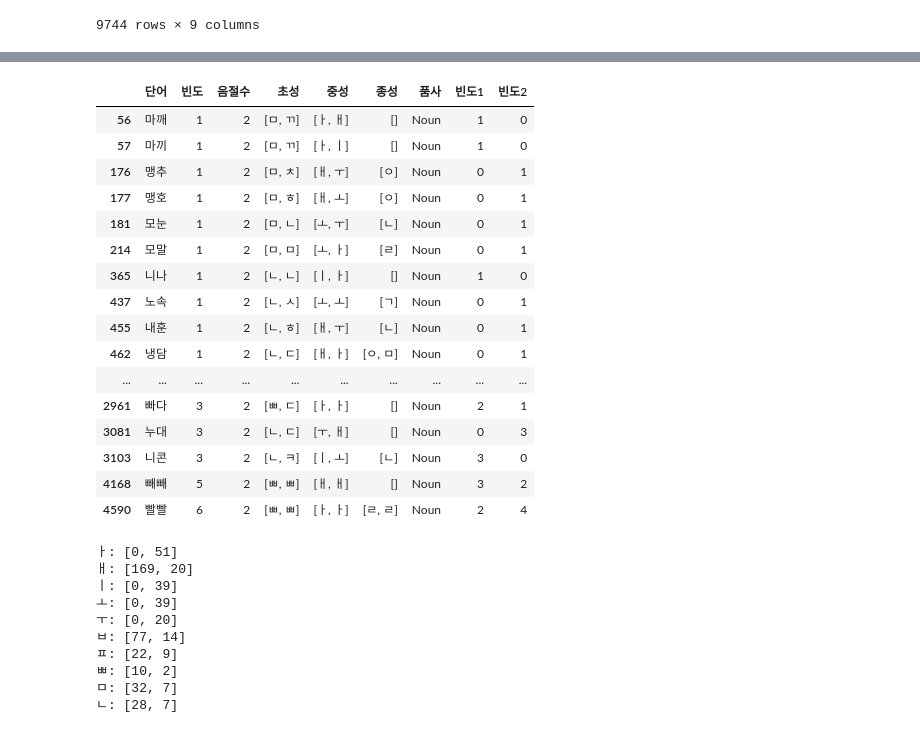
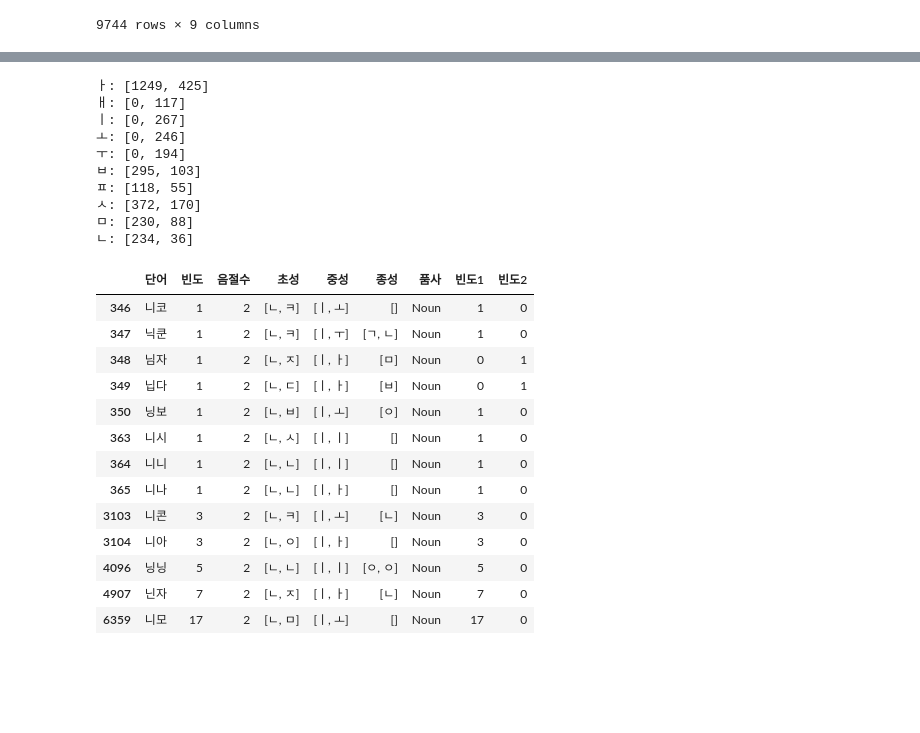
Before and after one commit to irregular6612/phoneticConvergence, a Jupyter notebook: data.ipynb, the cells around one changed output, grey strips where cells are left out. Saved outputs shown, nothing was run; the diff lists cells and outputs as text; code cells hidden in the pictures; blank space fills up the shorter version.

```diff
--- a/data.ipynb
+++ b/data.ipynb
@@ -466,45 +457,39 @@ sample[(sample['초성'].str[0] == 'ㅃ') & (sample['중성'].str[0] == 'ㅐ')].
-# %%
-word_list = ['백송', '배랑', '빽판', '빼빼', '팽기', '패색', '맹호', '맹추', '내훈', '냉담',
-             '삐침', '삐리', '필생', '피톤', '비재', '비피', '니나', '니콘', '미추', '미보',
-             '풍상', '풍란', '분때', '부숙', '뿜뿜', '뿜빠', '무품', '무론', '누치', '누대',
-             '빠다', '빨빨', '파쟁', '파군', '방술', '바끼', '마끼', '마깨', '나직', '나룻',
-             '보대', '봉독', '폭심', '포치', '뽀대', '뽕뽕', '모말', '모눈', '노속', '노농'
-             ]
-filtered_df = sample[sample['단어'].isin(word_list)]
-filtered_df
-# %% [output]
-|  | 단어 | 빈도 | 음절수 | 초성 | 중성 | 종성 | 품사 | 빈도1 | 빈도2 |
-| 56 | 마깨 | 1 | 2 | [ㅁ, ㄲ] | [ㅏ, ㅐ] | [] | Noun | 1 | 0 |
-| 57 | 마끼 | 1 | 2 | [ㅁ, ㄲ] | [ㅏ, ㅣ] | [] | Noun | 1 | 0 |
-| 176 | 맹추 | 1 | 2 | [ㅁ, ㅊ] | [ㅐ, ㅜ] | [ㅇ] | Noun | 0 | 1 |
-| 177 | 맹호 | 1 | 2 | [ㅁ, ㅎ] | [ㅐ, ㅗ] | [ㅇ] | Noun | 0 | 1 |
-| 181 | 모눈 | 1 | 2 | [ㅁ, ㄴ] | [ㅗ, ㅜ] | [ㄴ] | Noun | 0 | 1 |
-| 214 | 모말 | 1 | 2 | [ㅁ, ㅁ] | [ㅗ, ㅏ] | [ㄹ] | Noun | 0 | 1 |
-| 365 | 니나 | 1 | 2 | [ㄴ, ㄴ] | [ㅣ, ㅏ] | [] | Noun | 1 | 0 |
-| 437 | 노속 | 1 | 2 | [ㄴ, ㅅ] | [ㅗ, ㅗ] | [ㄱ] | Noun | 0 | 1 |
-| 455 | 내훈 | 1 | 2 | [ㄴ, ㅎ] | [ㅐ, ㅜ] | [ㄴ] | Noun | 0 | 1 |
-| 462 | 냉담 | 1 | 2 | [ㄴ, ㄷ] | [ㅐ, ㅏ] | [ㅇ, ㅁ] | Noun | 0 | 1 |
-| ... | ... | ... | ... | ... | ... | ... | ... | ... | ... |
-| 2961 | 빠다 | 3 | 2 | [ㅃ, ㄷ] | [ㅏ, ㅏ] | [] | Noun | 2 | 1 |
-| 3081 | 누대 | 3 | 2 | [ㄴ, ㄷ] | [ㅜ, ㅐ] | [] | Noun | 0 | 3 |
-| 3103 | 니콘 | 3 | 2 | [ㄴ, ㅋ] | [ㅣ, ㅗ] | [ㄴ] | Noun | 3 | 0 |
-| 4168 | 빼빼 | 5 | 2 | [ㅃ, ㅃ] | [ㅐ, ㅐ] | [] | Noun | 3 | 2 |
-| 4590 | 빨빨 | 6 | 2 | [ㅃ, ㅃ] | [ㅏ, ㅏ] | [ㄹ, ㄹ] | Noun | 2 | 4 |
 # %%
-counter = count_vowel(sample[(sample['중성'].str[0] == 'ㅐ') & (sample['초성'].str[0].isin(consonant))])
+counter = count_vowel(sample[(sample['중성'].str[0] == 'ㅏ') & (sample['초성'].str[0].isin(consonant))])
 for idx, item in enumerate(counter):
     print(f"{target_vowel[idx]}: {item}")
-counter = count_consonant(sample[(sample['중성'].str[0] == 'ㅐ') & (sample['초성'].str[0].isin(consonant))])
+counter = count_consonant(sample[(sample['중성'].str[0] == 'ㅏ') & (sample['초성'].str[0].isin(consonant))])
 for idx, item in enumerate(counter):
     print(f"{consonant[idx]}: {item}")
 # %% [output]
-ㅏ: [0, 51]
-ㅐ: [169, 20]
-ㅣ: [0, 39]
-ㅗ: [0, 39]
-ㅜ: [0, 20]
-ㅂ: [77, 14]
-ㅍ: [22, 9]
-ㅃ: [10, 2]
-ㅁ: [32, 7]
-ㄴ: [28, 7]
+ㅏ: [1249, 425]
+ㅐ: [0, 117]
+ㅣ: [0, 267]
+ㅗ: [0, 246]
+ㅜ: [0, 194]
+ㅂ: [295, 103]
+ㅍ: [118, 55]
+ㅅ: [372, 170]
+ㅁ: [230, 88]
+ㄴ: [234, 36]
+# %%
+# 핵심은 글은 많이 쓰는데, 말로는 않하는 단어들,,
+pd.set_option('display.max_rows', None)
+#pd.reset_option('display.max_rows')
+#sample[(sample['초성'].str[0] == 'ㅅ') & (sample['중성'].str[0] == 'ㅏ') & (sample['중성'].str[1] == 'ㅣ')]
+sample[(sample['초성'].str[0] == 'ㄴ') & (sample['중성'].str[0] == 'ㅣ')]
+# %% [output]
+|  | 단어 | 빈도 | 음절수 | 초성 | 중성 | 종성 | 품사 | 빈도1 | 빈도2 |
+| 346 | 니코 | 1 | 2 | [ㄴ, ㅋ] | [ㅣ, ㅗ] | [] | Noun | 1 | 0 |
+| 347 | 닉쿤 | 1 | 2 | [ㄴ, ㅋ] | [ㅣ, ㅜ] | [ㄱ, ㄴ] | Noun | 1 | 0 |
+| 348 | 님자 | 1 | 2 | [ㄴ, ㅈ] | [ㅣ, ㅏ] | [ㅁ] | Noun | 0 | 1 |
+| 349 | 닙다 | 1 | 2 | [ㄴ, ㄷ] | [ㅣ, ㅏ] | [ㅂ] | Noun | 0 | 1 |
+| 350 | 닝보 | 1 | 2 | [ㄴ, ㅂ] | [ㅣ, ㅗ] | [ㅇ] | Noun | 1 | 0 |
+| 363 | 니시 | 1 | 2 | [ㄴ, ㅅ] | [ㅣ, ㅣ] | [] | Noun | 1 | 0 |
+| 364 | 니니 | 1 | 2 | [ㄴ, ㄴ] | [ㅣ, ㅣ] | [] | Noun | 1 | 0 |
+| 365 | 니나 | 1 | 2 | [ㄴ, ㄴ] | [ㅣ, ㅏ] | [] | Noun | 1 | 0 |
+| 3103 | 니콘 | 3 | 2 | [ㄴ, ㅋ] | [ㅣ, ㅗ] | [ㄴ] | Noun | 3 | 0 |
+| 3104 | 니아 | 3 | 2 | [ㄴ, ㅇ] | [ㅣ, ㅏ] | [] | Noun | 3 | 0 |
+| 4096 | 닝닝 | 5 | 2 | [ㄴ, ㄴ] | [ㅣ, ㅣ] | [ㅇ, ㅇ] | Noun | 5 | 0 |
+| 4907 | 닌자 | 7 | 2 | [ㄴ, ㅈ] | [ㅣ, ㅏ] | [ㄴ] | Noun | 7 | 0 |
+| 6359 | 니모 | 17 | 2 | [ㄴ, ㅁ] | [ㅣ, ㅗ] | [] | Noun | 17 | 0 |
```
Also changed, not shown: parts of 12 cells of this notebook, 18 other files.
